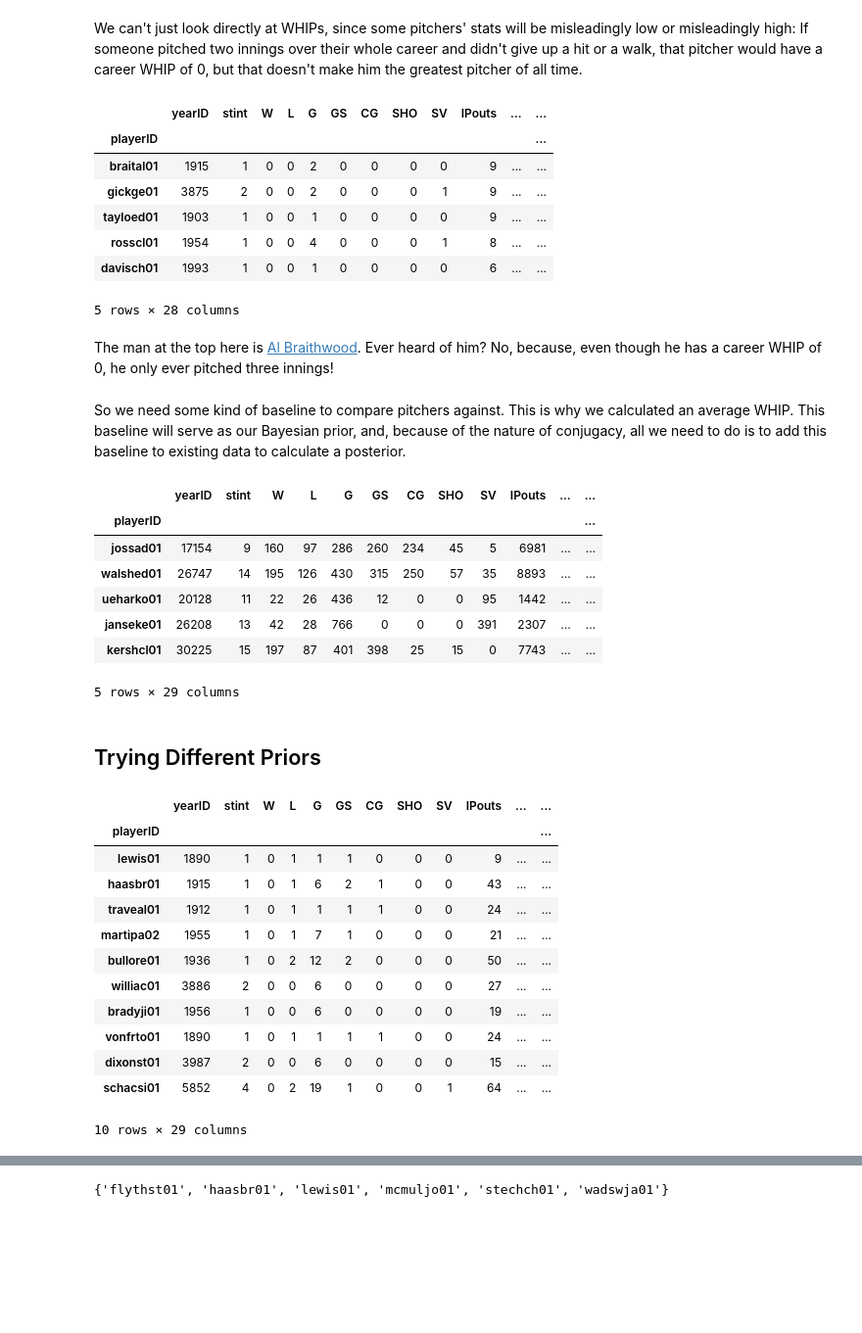
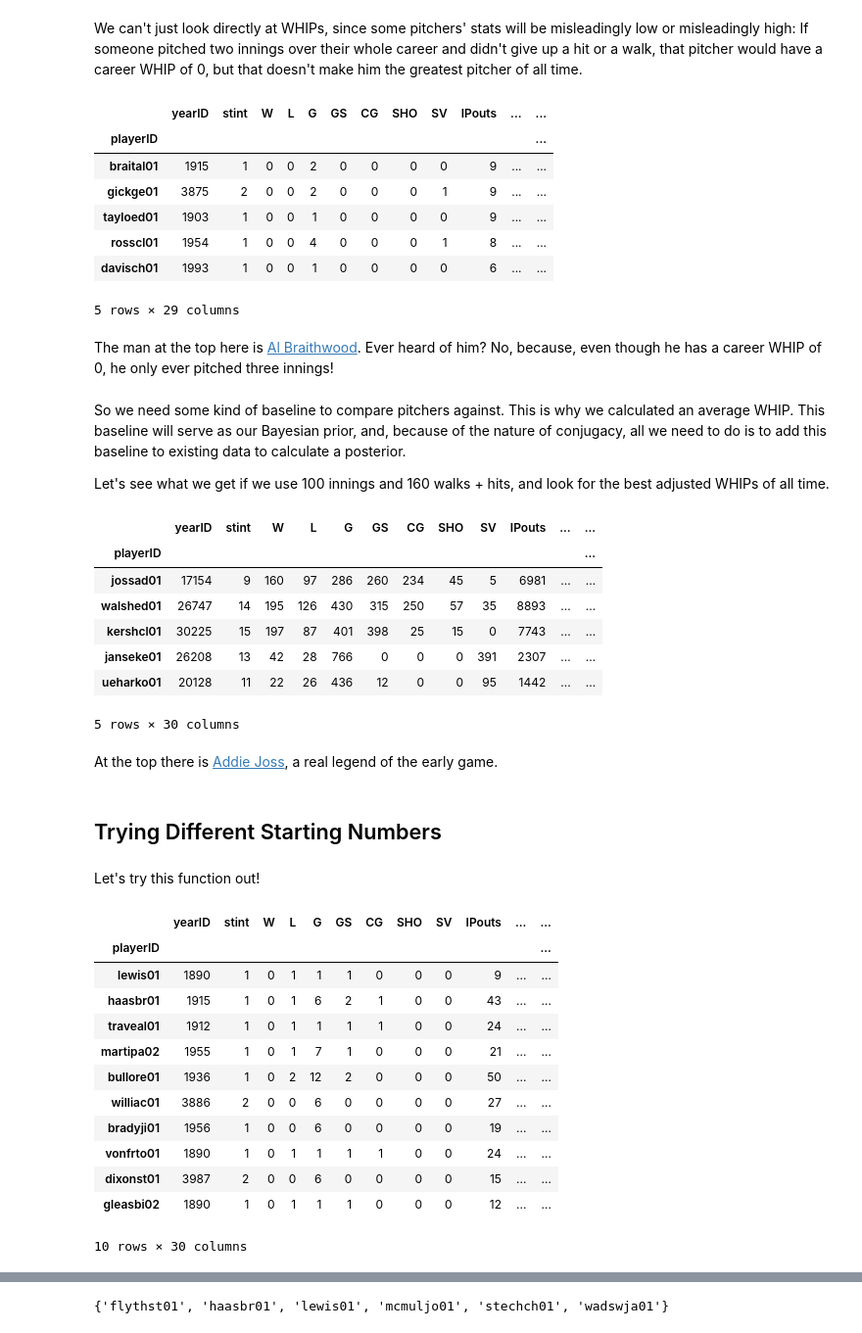
Before and after one commit to gadamico/Sports-Data, a Jupyter notebook: baseball/notebooks/best_and_worst_pitchers.ipynb, the cells around one changed output, grey strips where cells are left out. Shown at 98% size. Saved outputs shown, nothing was run; the diff lists cells and outputs as text; code cells hidden in the pictures; blank space fills up the shorter version.

```diff
--- a/baseball/notebooks/best_and_worst_pitchers.ipynb
+++ b/baseball/notebooks/best_and_worst_pitchers.ipynb
@@ -46,0 +53,2 @@ pitchers.sample(8)
+# %%
+pitchers['firstYear'] = pitching.groupby('playerID').agg({'yearID': 'min'})
@@ -98,9 +111,0 @@ beta
-# %%
-fig, ax = plt.subplots()
-
-a = finite_whips['WHIP'].mean()
-
-x = np.linspace(stats.gamma.ppf(0.01, a),
-                stats.gamma.ppf(0.99, a), 100)
-ax.plot(x, stats.gamma.pdf(x, a),
-       'r-', lw=5, alpha=0.6, label='gamma pdf');
@@ -156,13 +133,15 @@ pitchers.sort_values(['WHIP', 'IPouts'], ascending=[True, False]).head()
 | tayloed01 | 1903 | 1 | 0 | 0 | 1 | 0 | 0 | 0 | 0 | 9 | ... | ... |
 | rosscl01 | 1954 | 1 | 0 | 0 | 4 | 0 | 0 | 0 | 1 | 8 | ... | ... |
 | davisch01 | 1993 | 1 | 0 | 0 | 1 | 0 | 0 | 0 | 0 | 6 | ... | ... |
-5 rows × 28 columns
+5 rows × 29 columns
 # %% [markdown]
 The man at the top here is [Al Braithwood](https://www.baseball-reference.com/players/b/braital01.shtml). Ever heard of him? No, because, even though he has a career WHIP of 0, he only ever pitched three innings!
 # %% [markdown]
 So we need some kind of baseline to compare pitchers against. This is why we calculated an average WHIP. This baseline will serve as our Bayesian prior, and, because of the nature of conjugacy, all we need to do is to add this baseline to existing data to calculate a posterior.
+
+Let's see what we get if we use 100 innings and 160 walks + hits, and look for the best adjusted WHIPs of all time.
 # %%
-pitchers['MAP_WHIP'] = 3 * (pitchers['BB'] + pitchers['IBB'] + pitchers['H'] + 160) / (pitchers['IPouts'] + 300)
+pitchers['MAP_WHIP'] = 3 * (pitchers['BB'] + pitchers['IBB'] + pitchers['H'] + 167) / (pitchers['IPouts'] + 300)
 # %%
 pitchers.sort_values('MAP_WHIP', ascending=True).head()
 # %% [output]
@@ -170,37 +149,41 @@ pitchers.sort_values('MAP_WHIP', ascending=True).head()
 | playerID |  |  |  |  |  |  |  |  |  |  |  | ... |
 | jossad01 | 17154 | 9 | 160 | 97 | 286 | 260 | 234 | 45 | 5 | 6981 | ... | ... |
 | walshed01 | 26747 | 14 | 195 | 126 | 430 | 315 | 250 | 57 | 35 | 8893 | ... | ... |
+| kershcl01 | 30225 | 15 | 197 | 87 | 401 | 398 | 25 | 15 | 0 | 7743 | ... | ... |
+| janseke01 | 26208 | 13 | 42 | 28 | 766 | 0 | 0 | 0 | 391 | 2307 | ... | ... |
 | ueharko01 | 20128 | 11 | 22 | 26 | 436 | 12 | 0 | 0 | 95 | 1442 | ... | ... |
-| janseke01 | 26208 | 13 | 42 | 28 | 766 | 0 | 0 | 0 | 391 | 2307 | ... | ... |
-| kershcl01 | 30225 | 15 | 197 | 87 | 401 | 398 | 25 | 15 | 0 | 7743 | ... | ... |
-5 rows × 29 columns
+5 rows × 30 columns
+# %% [markdown]
+At the top there is [Addie Joss](https://www.baseball-reference.com/players/j/jossad01.shtml), a real legend of the early game.
 # %% [markdown]
-## Trying Different Priors
+## Trying Different Starting Numbers
 # %%
-def whip_prior(wh, ipouts, ascending=False, number=10):
+def whip_prior(wh, ipouts, ascending=False, number=10, data=pitchers):
     """
     This function takes in a number of hits plus walks and a number of
     innings to use as prior values for the Bayesian MAP Method. It returns
     the top (worst) hitter according to the MAP average. The ratio
-    of hits plus walks to innings should be (near) 8:5. By default it finds
+    of hits plus walks to innings should be (near) 167:100. By default it finds
     the *worst* pitchers. To find the best, set the `ascending` parameter
     to True.
     """
-    pitchers['MAP_WHIP'] = 3 * (pitchers['BB'] + pitchers['IBB'] + pitchers['H'] + wh) / (pitchers['IPouts'] + ipouts)
-    return pitchers.sort_values('MAP_WHIP', ascending=ascending).head(number)
+    data['MAP_WHIP'] = 3 * (data['BB'] + data['IBB'] + data['H'] + wh) / (data['IPouts'] + ipouts)
+    return data.sort_values('MAP_WHIP', ascending=ascending).head(number)
+# %% [markdown]
+Let's try this function out!
 # %%
-whip_prior(16, 30)
+whip_prior(16.7, 30)
 # %% [output]
 |  | yearID | stint | W | L | G | GS | CG | SHO | SV | IPouts | ... | ... |
 | playerID |  |  |  |  |  |  |  |  |  |  |  | ... |
 | lewis01 | 1890 | 1 | 0 | 1 | 1 | 1 | 0 | 0 | 0 | 9 | ... | ... |
 | haasbr01 | 1915 | 1 | 0 | 1 | 6 | 2 | 1 | 0 | 0 | 43 | ... | ... |
 | traveal01 | 1912 | 1 | 0 | 1 | 1 | 1 | 1 | 0 | 0 | 24 | ... | ... |
 | martipa02 | 1955 | 1 | 0 | 1 | 7 | 1 | 0 | 0 | 0 | 21 | ... | ... |
 | bullore01 | 1936 | 1 | 0 | 2 | 12 | 2 | 0 | 0 | 0 | 50 | ... | ... |
 | williac01 | 3886 | 2 | 0 | 0 | 6 | 0 | 0 | 0 | 0 | 27 | ... | ... |
 | bradyji01 | 1956 | 1 | 0 | 0 | 6 | 0 | 0 | 0 | 0 | 19 | ... | ... |
 | vonfrto01 | 1890 | 1 | 0 | 1 | 1 | 1 | 1 | 0 | 0 | 24 | ... | ... |
 | dixonst01 | 3987 | 2 | 0 | 0 | 6 | 0 | 0 | 0 | 0 | 15 | ... | ... |
-| schacsi01 | 5852 | 4 | 0 | 2 | 19 | 1 | 0 | 0 | 1 | 64 | ... | ... |
+| gleasbi02 | 1890 | 1 | 0 | 1 | 1 | 1 | 0 | 0 | 0 | 12 | ... | ... |
-10 rows × 29 columns
+10 rows × 30 columns
```
Also changed, not shown: parts of 72 cells of this notebook, 1 other file.
